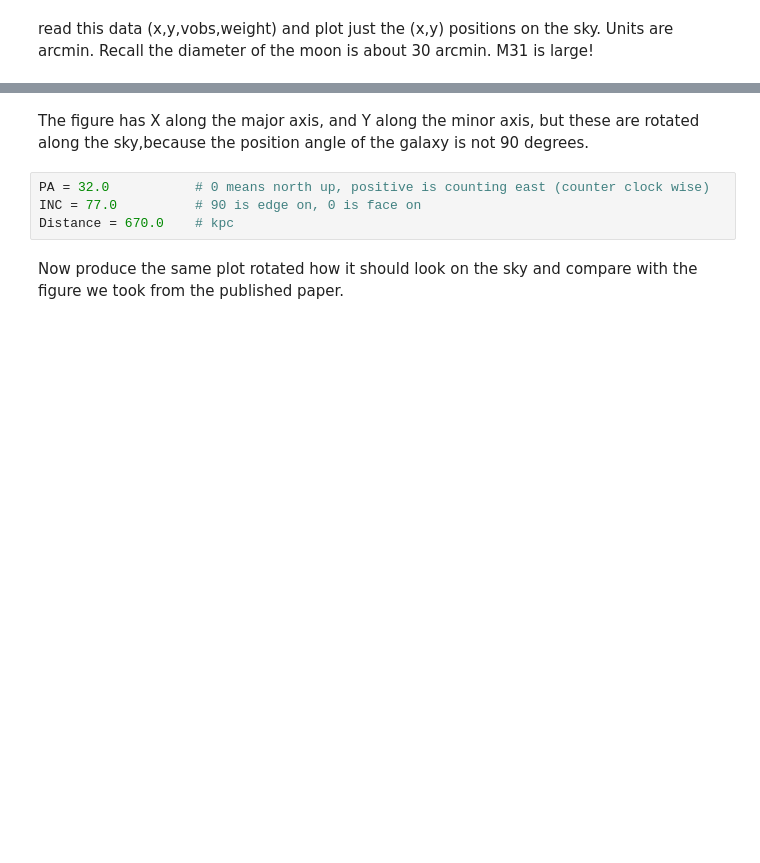
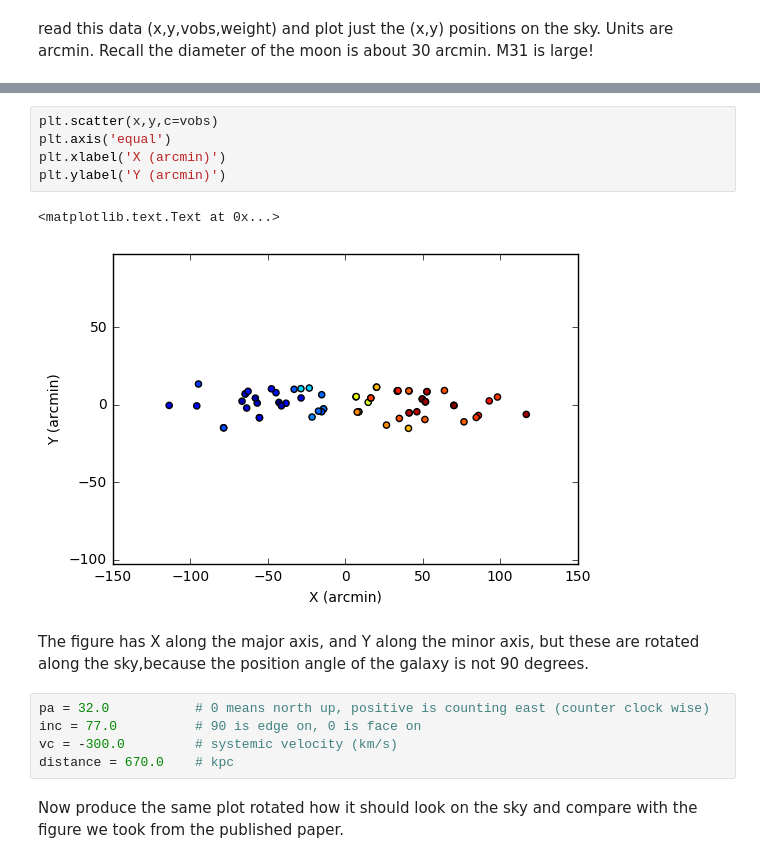
Before and after one commit to astroumd/GradMap, a Jupyter notebook: notebooks/Lectures2017/Lecture4/Lecture4-m31.ipynb, the cells around one changed output, grey strips where cells are left out. Cells and saved outputs as stored; diff of their text form; blank space fills up the shorter version.

```diff
--- a/notebooks/Lectures2017/Lecture4/Lecture4-m31.ipynb
+++ b/notebooks/Lectures2017/Lecture4/Lecture4-m31.ipynb
@@ -8,9 +29,18 @@ and plot just the (x,y) positions on the sky. Units are arcmin. Recall the diame
+# %%
+plt.scatter(x,y,c=vobs)
+plt.axis('equal')
+plt.xlabel('X (arcmin)')
+plt.ylabel('Y (arcmin)')
+# %% [output]
+<matplotlib.text.Text at 0x...>
+[figure, added]
 # %% [markdown]
 The figure has X along the major axis, and Y along the minor axis, but these are rotated along the sky,because the position angle of the galaxy is not 90 degrees.
 # %%
-PA = 32.0           # 0 means north up, positive is counting east (counter clock wise)
-INC = 77.0          # 90 is edge on, 0 is face on
-Distance = 670.0    # kpc
+pa = 32.0           # 0 means north up, positive is counting east (counter clock wise)
+inc = 77.0          # 90 is edge on, 0 is face on
+vc = -300.0         # systemic velocity (km/s)
+distance = 670.0    # kpc
 # %% [markdown]
 Now produce the same plot rotated how it should look on the sky and compare with the figure we took from the published paper.
 # %% [markdown]
```
Also changed, not shown: parts of 8 cells of this notebook.
